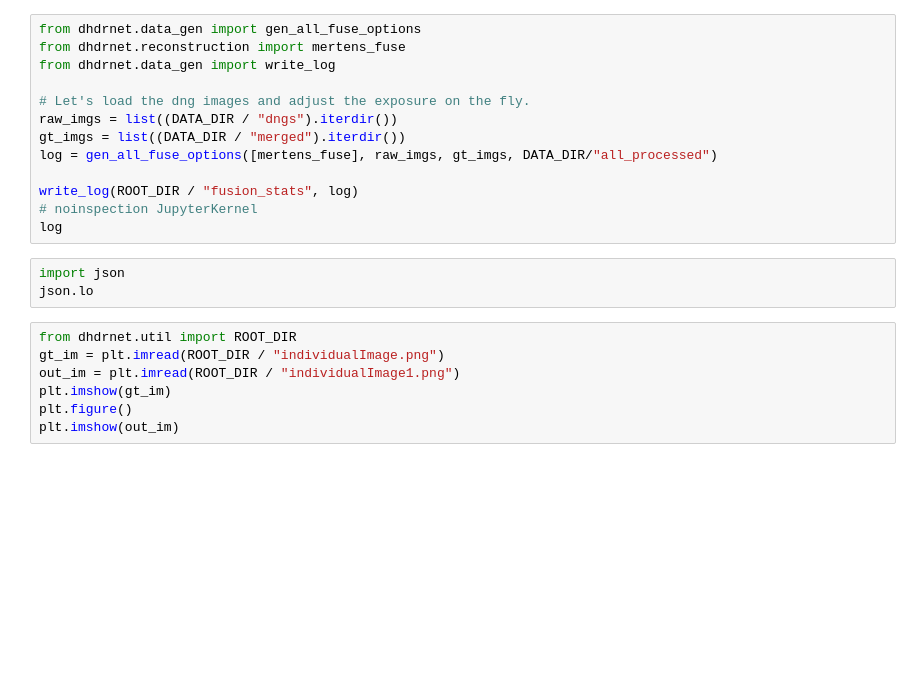
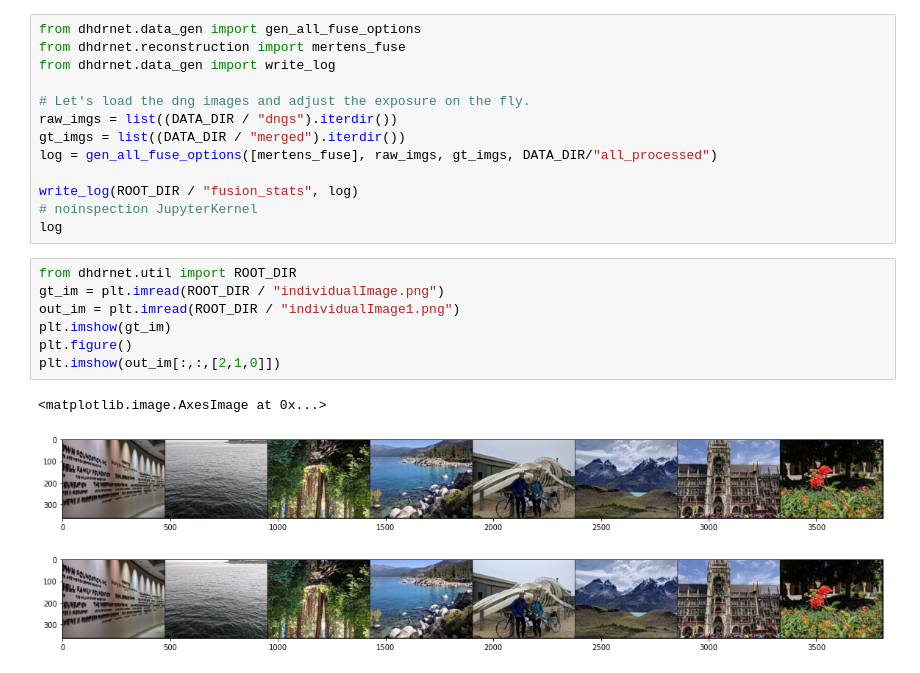
Before and after one commit to smsegal/DHDRNet, a Jupyter notebook: dhdrnet/notebooks/sanity_check.ipynb, the cells around one changed output. Saved outputs shown, nothing was run; the diff lists cells and outputs as text; blank space fills up the shorter version.

```diff
--- a/dhdrnet/notebooks/sanity_check.ipynb
+++ b/dhdrnet/notebooks/sanity_check.ipynb
@@ -25,13 +28,14 @@ log = gen_all_fuse_options([mertens_fuse], raw_imgs, gt_imgs, DATA_DIR/"all_proc
 write_log(ROOT_DIR / "fusion_stats", log)
 # noinspection JupyterKernel
 log
-# %%
-import json
-json.lo
 # %%
 from dhdrnet.util import ROOT_DIR
 gt_im = plt.imread(ROOT_DIR / "individualImage.png")
 out_im = plt.imread(ROOT_DIR / "individualImage1.png")
 plt.imshow(gt_im)
 plt.figure()
-plt.imshow(out_im)
+plt.imshow(out_im[:,:,[2,1,0]])
+# %% [output]
+<matplotlib.image.AxesImage at 0x...>
+[figure, added]
+[figure, added]
```
Also changed, not shown: parts of 1 cell of this notebook, 12 other files.
